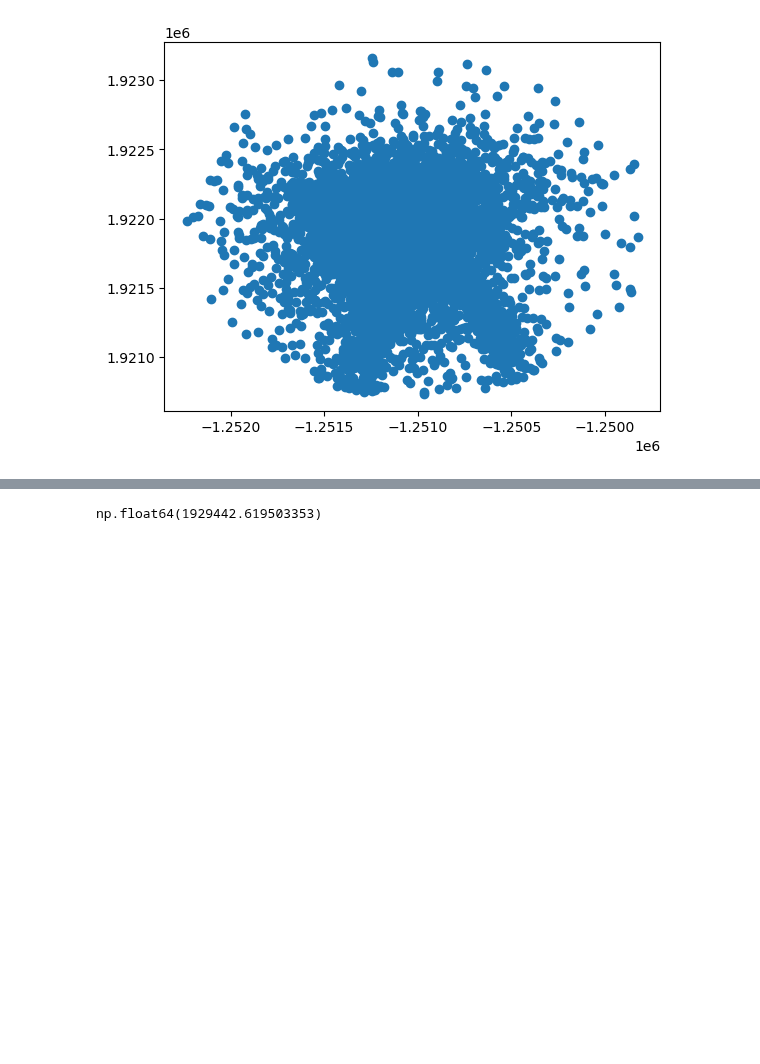
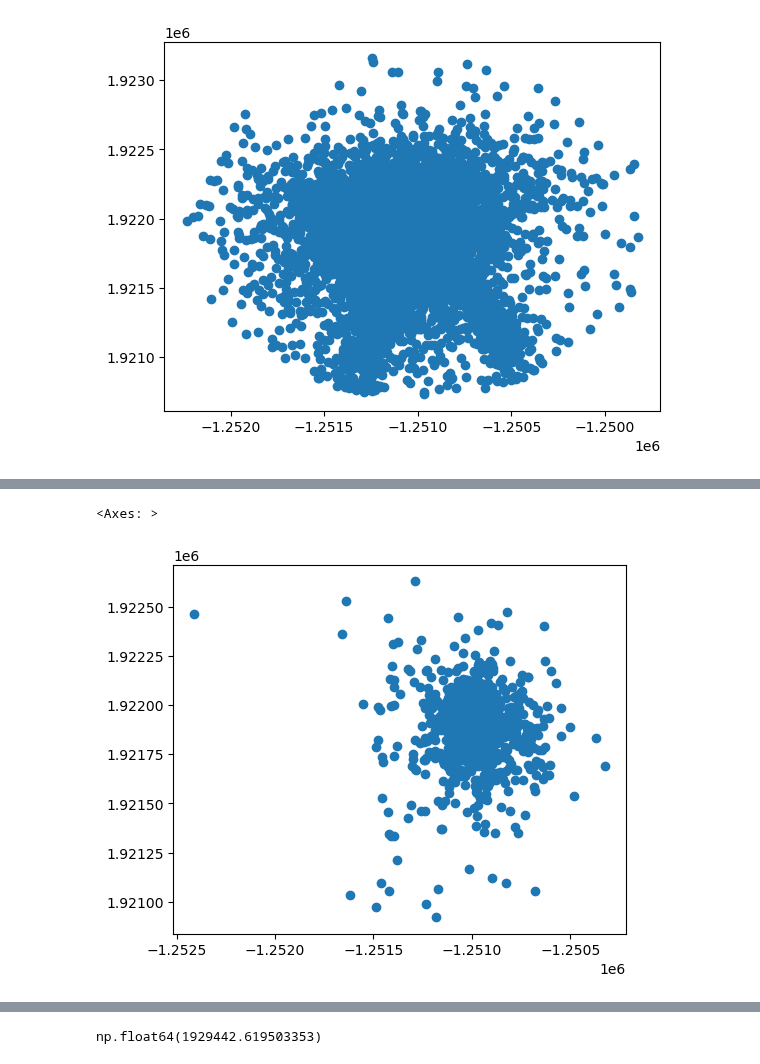
Before and after one commit to utah-geological-survey/MicroMet, a Jupyter notebook: Notebooks/Footprints/row_footprint.ipynb, the cells around one changed output, grey strips where cells are left out. Cells and saved outputs as stored; diff of their text form; code cells hidden in the pictures; blank space fills up the shorter version.

```diff
--- a/Notebooks/Footprints/row_footprint.ipynb
+++ b/Notebooks/Footprints/row_footprint.ipynb
@@ -334,0 +369,5 @@ gdf.set_crs(epsg=5070, inplace=True)
+# %%
+gdf.dropna().plot()#.plot()
+# %% [output]
+<Axes: >
+[figure, added]
```
Also changed, not shown: parts of 18 cells of this notebook, 11 other files.
